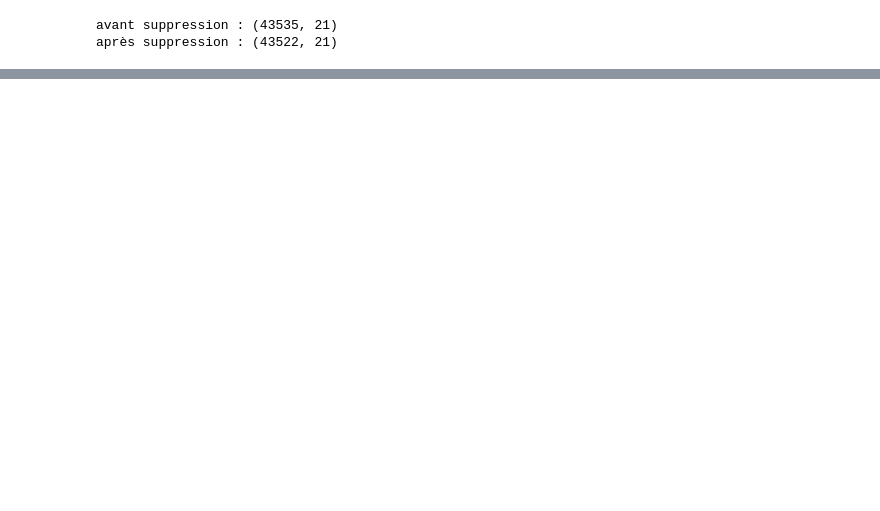
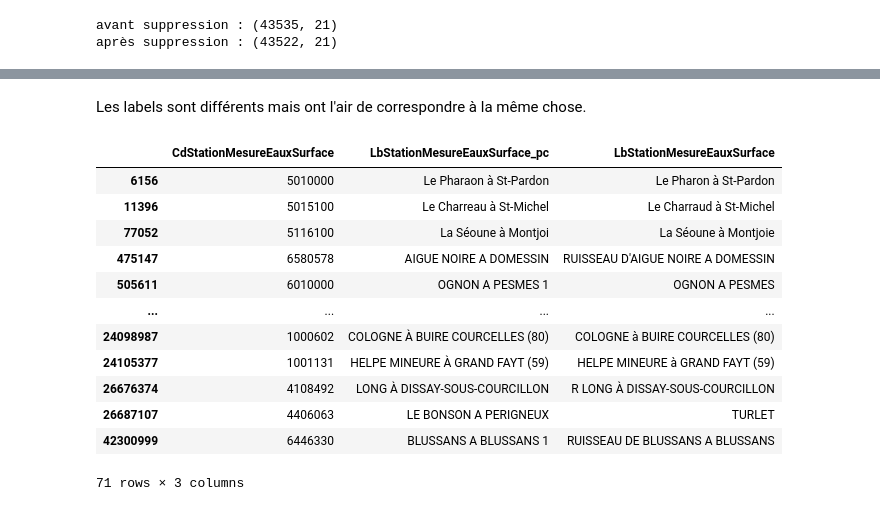
Before and after one commit to zoemarquis/naiades-analytics, a Jupyter notebook: naiades.ipynb, the cells around one changed output, grey strips where cells are left out. Cells and saved outputs as stored; diff of their text form; code cells hidden in the pictures; blank space fills up the shorter version.

```diff
--- a/naiades.ipynb
+++ b/naiades.ipynb
@@ -1424,4 +1070,0 @@ df_hydrobio['station'] = df_hydrobio['station'].str.replace(r'\D', '', regex=Tru
-# %%
-df_stations['station'] = df_stations['station'].astype(int)
-df_pivoted['station'] = df_pivoted['station'].astype(int)
-df_hydrobio['station'] = df_hydrobio['station'].astype(int)
@@ -1602,0 +1247,21 @@ seuils_I2M2 = {
+# %% [markdown]
+Les labels sont différents mais ont l'air de correspondre à la même chose.
+# %%
+label_diff_pc_station = merged_all[merged_all['LbStationMesureEauxSurface_pc'] != merged_all['LbStationMesureEauxSurface']]
+label_diff_pc_station = label_diff_pc_station.loc[:, ['CdStationMesureEauxSurface', 'LbStationMesureEauxSurface_pc', 'LbStationMesureEauxSurface']]
+label_diff_pc_station = label_diff_pc_station.drop_duplicates()
+label_diff_pc_station
+# %% [output]
+|  | CdStationMesureEauxSurface | LbStationMesureEauxSurface_pc | LbStationMesureEauxSurface |
+| 6156 | 5010000 | Le Pharaon à St-Pardon | Le Pharon à St-Pardon |
+| 11396 | 5015100 | Le Charreau à St-Michel | Le Charraud à St-Michel |
+| 77052 | 5116100 | La Séoune à Montjoi | La Séoune à Montjoie |
+| 475147 | 6580578 | AIGUE NOIRE A DOMESSIN | RUISSEAU D'AIGUE NOIRE A DOMESSIN |
+| 505611 | 6010000 | OGNON A PESMES 1 | OGNON A PESMES |
+| ... | ... | ... | ... |
+| 24098987 | 1000602 | COLOGNE À BUIRE COURCELLES (80) | COLOGNE à BUIRE COURCELLES (80) |
+| 24105377 | 1001131 | HELPE MINEURE À GRAND FAYT (59) | HELPE MINEURE à GRAND FAYT (59) |
+| 26676374 | 4108492 | LONG À DISSAY-SOUS-COURCILLON | R LONG À DISSAY-SOUS-COURCILLON |
+| 26687107 | 4406063 | LE BONSON A PERIGNEUX | TURLET |
+| 42300999 | 6446330 | BLUSSANS A BLUSSANS 1 | RUISSEAU DE BLUSSANS A BLUSSANS |
+71 rows × 3 columns
```
Also changed, not shown: parts of 94 cells of this notebook.
